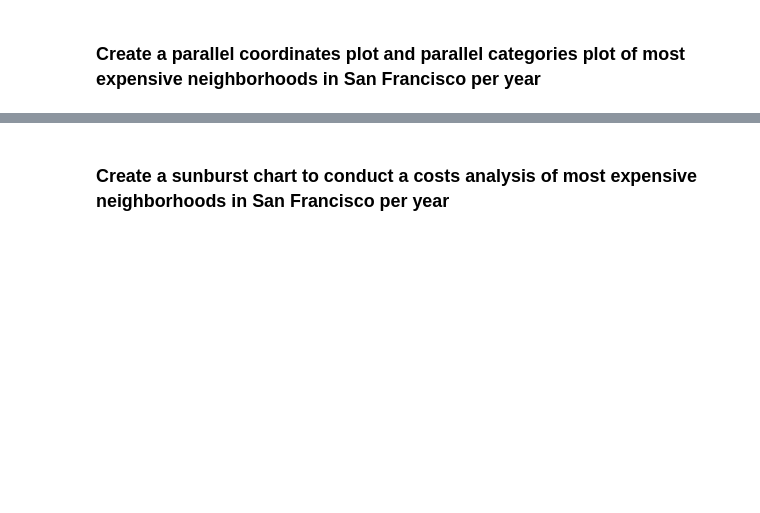
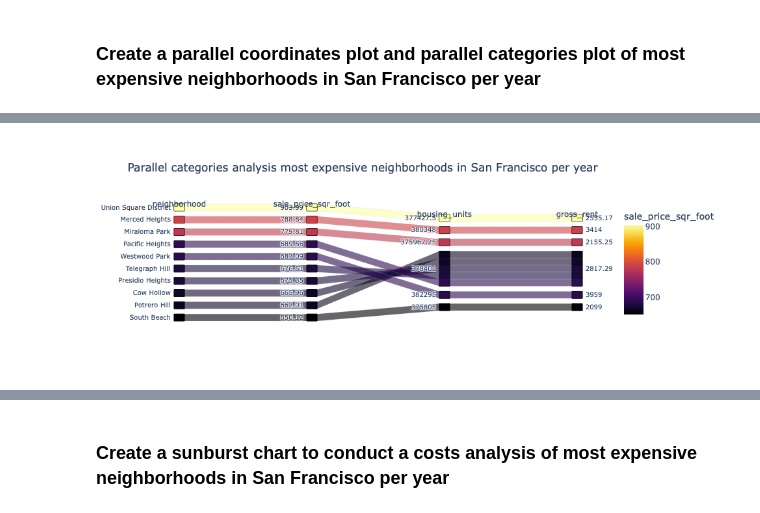
Before and after one commit to quizh001/homework-PYVIZ, a Jupyter notebook: rental_analysis.ipynb, the cells around one changed output, grey strips where cells are left out. Cells and saved outputs as stored; diff of their text form; code cells hidden in the pictures; blank space fills up the shorter version.

```diff
--- a/rental_analysis.ipynb
+++ b/rental_analysis.ipynb
@@ -361,6 +408,6 @@ In this section, you will use Plotly express to create visualizations that inves
 ### Create a DataFrame showing the most expensive neighborhoods in San Francisco by year
 # %%
 # Fetch the data from all expensive neighborhoods per year.
-df_expensive_neighborhoods_per_year = df_costs[df_costs["neighborhood"].isin(df_expensive_neighborhoods["neighborhood"])]
-df_expensive_neighborhoods_per_year.head()
+top_most_expensive = sfo_data.groupby([sfo_data["neighborhood"]]).mean().nlargest(10, 'sale_price_sqr_foot').reset_index().round(2)
+top_most_expensive
 # %% [output]
@@ -384,0 +427,13 @@ df_expensive_neighborhoods_per_year.head()
+# %%
+  # Parallel Categories Plot
+parallel_categories = px.parallel_categories(
+    top_most_expensive,
+    dimensions=["neighborhood", "sale_price_sqr_foot", "housing_units", "gross_rent"],
+    color="sale_price_sqr_foot",
+    color_continuous_scale=px.colors.sequential.Inferno,
+    title ="Parallel categories analysis most expensive neighborhoods in San Francisco per year",
+)
+
+parallel_categories
+# %% [output]
+[figure, added]
```
Also changed, not shown: parts of 10 cells of this notebook.
